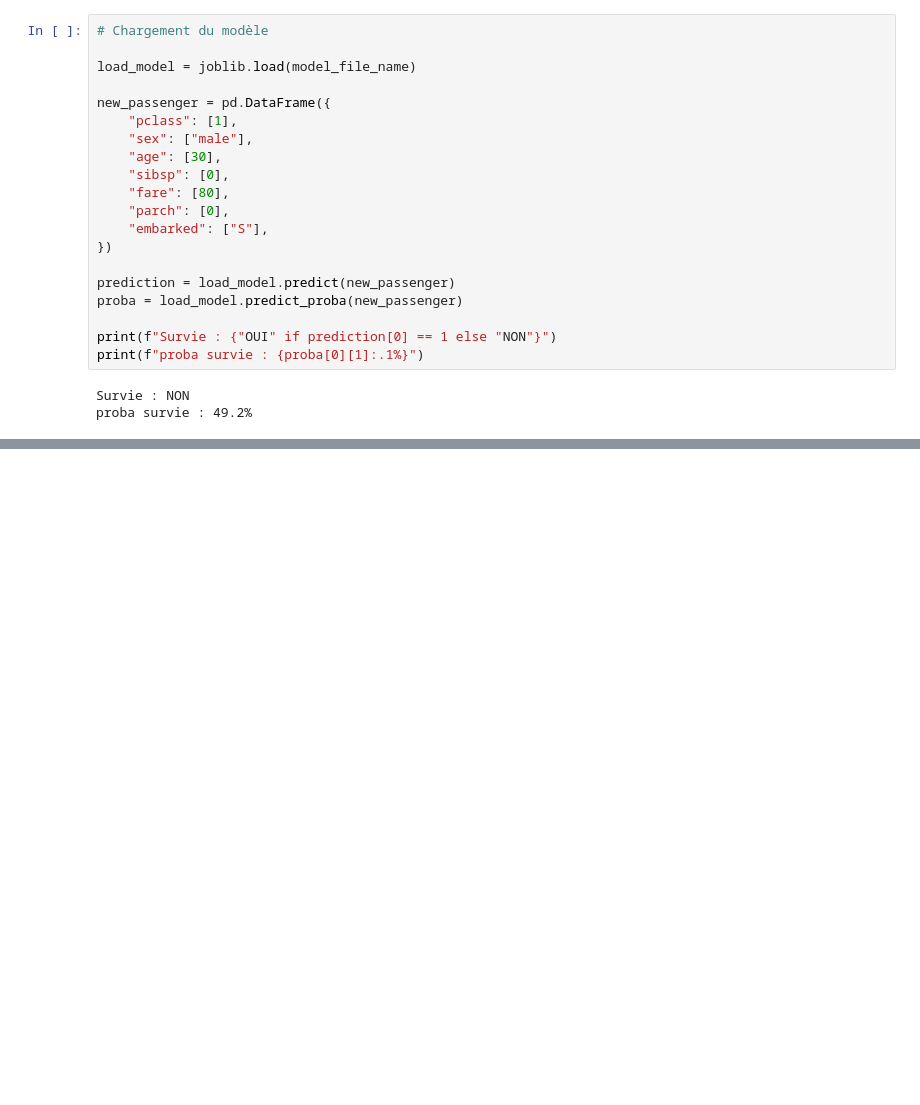
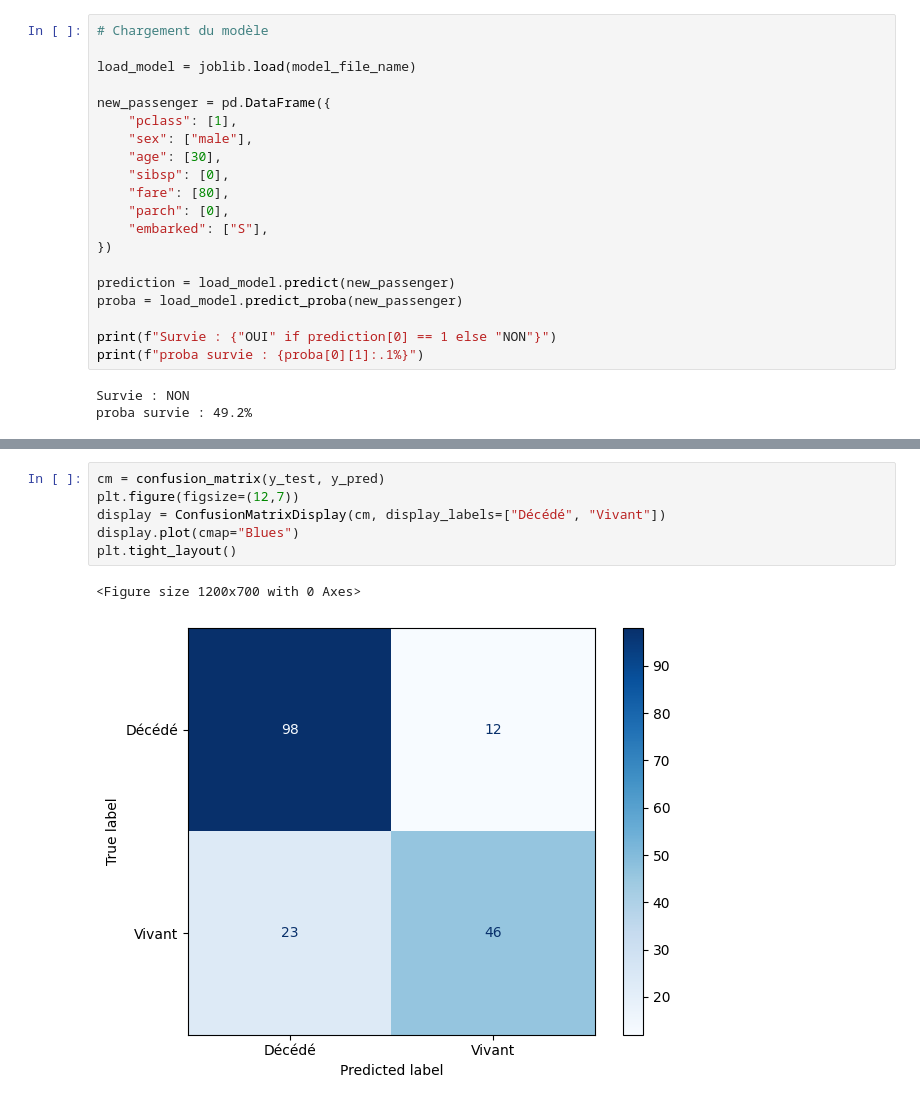
Before and after one commit to DamienDESSAUX-M2i/M2i_CDSD_TDTP, a Jupyter notebook: scikit_learn/demos/01_demo_classification.ipynb, the cells around one changed output, grey strips where cells are left out. Drawn from its saved outputs; the diff is of its cells as text; blank space fills up the shorter version.

```diff
--- a/scikit_learn/demos/01_demo_classification.ipynb
+++ b/scikit_learn/demos/01_demo_classification.ipynb
@@ -206,0 +227,9 @@ proba survie : 49.2%
+# %%
+cm = confusion_matrix(y_test, y_pred)
+plt.figure(figsize=(12,7))
+display = ConfusionMatrixDisplay(cm, display_labels=["Décédé", "Vivant"])
+display.plot(cmap="Blues")
+plt.tight_layout()
+# %% [output]
+<Figure size 1200x700 with 0 Axes>
+[figure, added]
```
Also changed, not shown: parts of 2 cells of this notebook, 12 other files.
